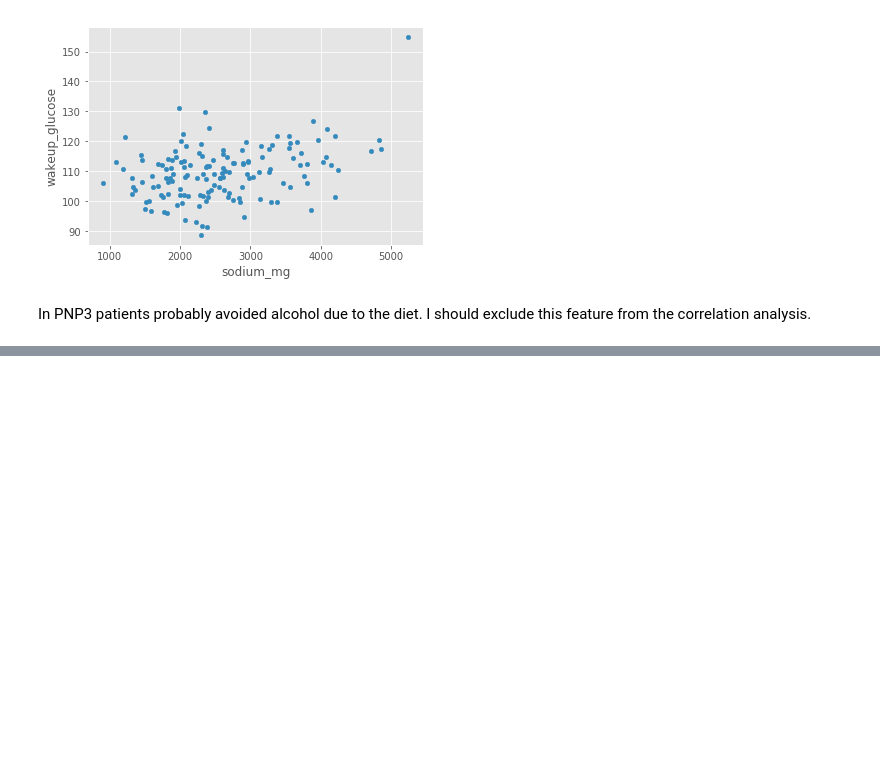
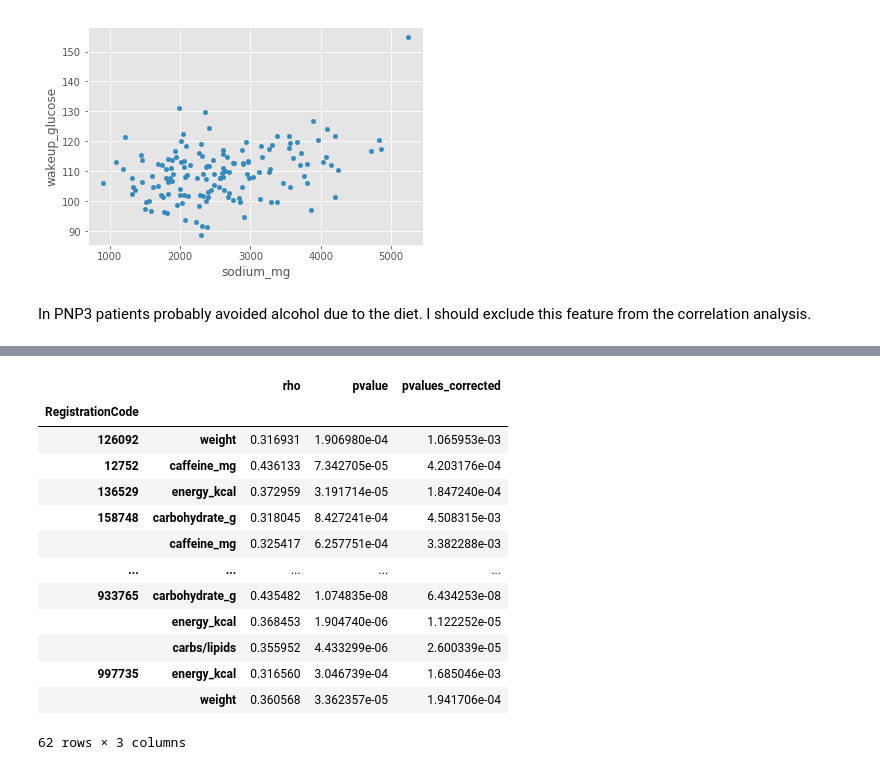
Before and after one commit to ElviraMingazova/MA_Thesis, a Jupyter notebook: Personalized correlations PNP3.ipynb, the cells around one changed output, grey strips where cells are left out. Saved outputs shown, nothing was run; the diff lists cells and outputs as text; code cells hidden in the pictures; blank space fills up the shorter version.

```diff
--- a/Personalized correlations PNP3.ipynb
+++ b/Personalized correlations PNP3.ipynb
@@ -524,0 +393,2 @@ pearsonr(data['wakeup_glucose'], data['totallipid_g'])
+# %%
+pvalues = pvalues.fillna(1)
@@ -524,0 +404,7 @@ pearsonr(data['wakeup_glucose'], data['totallipid_g'])
+# %%
+pvalues_corrected = pd.Series(fdrcorrection(pvalues[1])
+# %%
+pvalues_corrected.index = statistics_df.index
+# %%
+statistics_df['pvalues_corrected'] = pvalues_corrected
+statistics_df.head()
@@ -524,0 +419,18 @@ pearsonr(data['wakeup_glucose'], data['totallipid_g'])
+# %%
+statistics_df[(statistics_df['rho'] > 0.3) & (statistics_df['pvalues_corrected'] < 0.05) &
+              (statistics_df.index.get_level_values(-1) != 'wakeup_glucose')]
+# %% [output]
+|  |  | rho | pvalue | pvalues_corrected |
+| RegistrationCode |  |  |  |  |
+| 126092 | weight | 0.316931 | 1.906980e-04 | 1.065953e-03 |
+| 12752 | caffeine_mg | 0.436133 | 7.342705e-05 | 4.203176e-04 |
+| 136529 | energy_kcal | 0.372959 | 3.191714e-05 | 1.847240e-04 |
+| 158748 | carbohydrate_g | 0.318045 | 8.427241e-04 | 4.508315e-03 |
+|  | caffeine_mg | 0.325417 | 6.257751e-04 | 3.382288e-03 |
+| ... | ... | ... | ... | ... |
+| 933765 | carbohydrate_g | 0.435482 | 1.074835e-08 | 6.434253e-08 |
+|  | energy_kcal | 0.368453 | 1.904740e-06 | 1.122252e-05 |
+|  | carbs/lipids | 0.355952 | 4.433299e-06 | 2.600339e-05 |
+| 997735 | energy_kcal | 0.316560 | 3.046739e-04 | 1.685046e-03 |
+|  | weight | 0.360568 | 3.362357e-05 | 1.941706e-04 |
+62 rows × 3 columns
```
Also changed, not shown: parts of 62 cells of this notebook, 2 other files.
